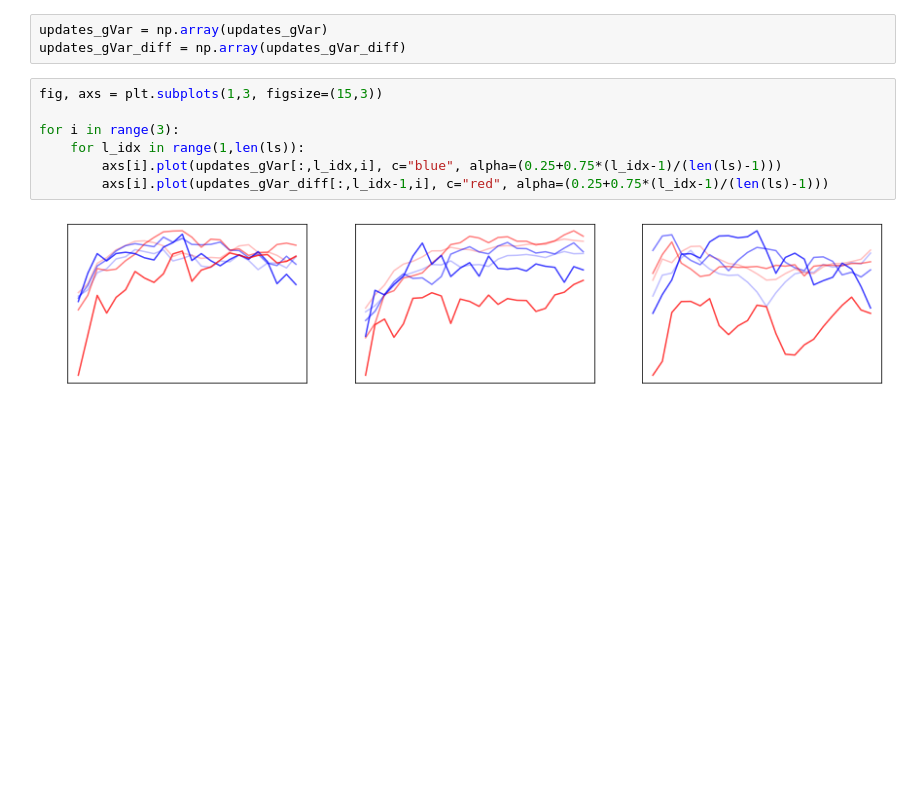
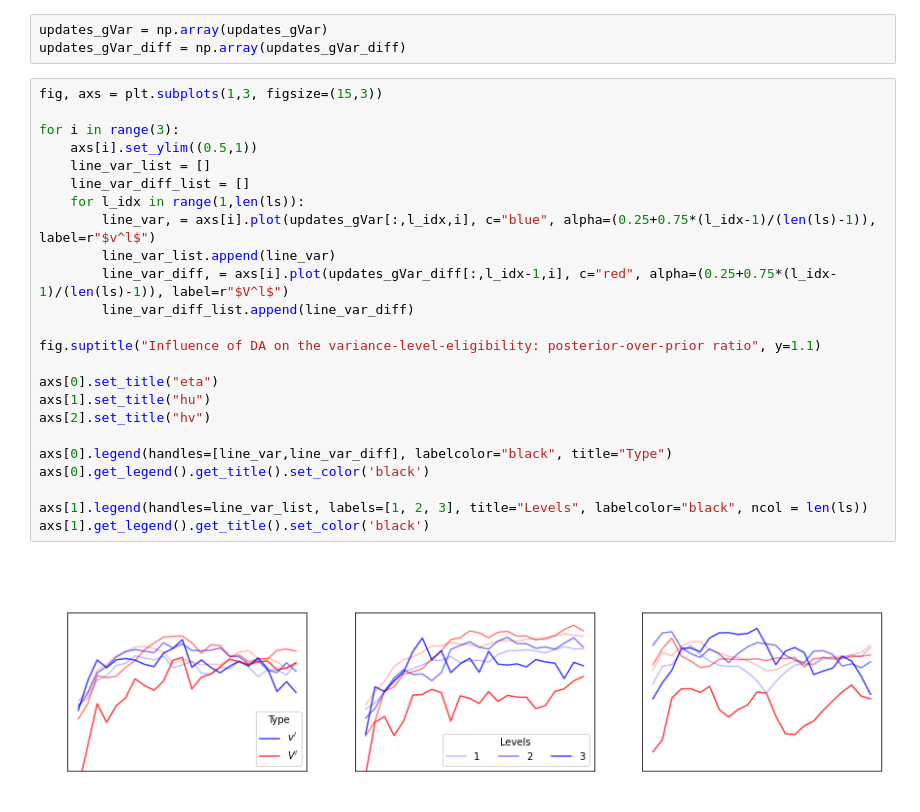
Before and after one commit to sintefmath/multilevelDA, a Jupyter notebook: notebooks/Basin-MLEnKF-Updates.ipynb, the cells around one changed output. Cells and saved outputs as stored; diff of their text form; blank space fills up the shorter version.

Commit message:
better plot

```diff
--- a/notebooks/Basin-MLEnKF-Updates.ipynb
+++ b/notebooks/Basin-MLEnKF-Updates.ipynb
@@ -327,9 +327,26 @@ updates_gVar_diff = np.array(updates_gVar_diff)
 # %%
 fig, axs = plt.subplots(1,3, figsize=(15,3))
 
 for i in range(3):
+    axs[i].set_ylim((0.5,1))
+    line_var_list = []
+    line_var_diff_list = []
     for l_idx in range(1,len(ls)):
-        axs[i].plot(updates_gVar[:,l_idx,i], c="blue", alpha=(0.25+0.75*(l_idx-1)/(len(ls)-1)))
-        axs[i].plot(updates_gVar_diff[:,l_idx-1,i], c="red", alpha=(0.25+0.75*(l_idx-1)/(len(ls)-1)))
+        line_var, = axs[i].plot(updates_gVar[:,l_idx,i], c="blue", alpha=(0.25+0.75*(l_idx-1)/(len(ls)-1)), label=r"$v^l$")
+        line_var_list.append(line_var)
+        line_var_diff, = axs[i].plot(updates_gVar_diff[:,l_idx-1,i], c="red", alpha=(0.25+0.75*(l_idx-1)/(len(ls)-1)), label=r"$V^l$")
+        line_var_diff_list.append(line_var_diff)
+
+fig.suptitle("Influence of DA on the variance-level-eligibility: posterior-over-prior ratio", y=1.1)
+
+axs[0].set_title("eta")
+axs[1].set_title("hu")
+axs[2].set_title("hv")
+
+axs[0].legend(handles=[line_var,line_var_diff], labelcolor="black", title="Type")
+axs[0].get_legend().get_title().set_color('black')
+
+axs[1].legend(handles=line_var_list, labels=[1, 2, 3], title="Levels", labelcolor="black", ncol = len(ls))
+axs[1].get_legend().get_title().set_color('black')
 # %% [output]
-[figure, old version]
+[figure, new version]
```
